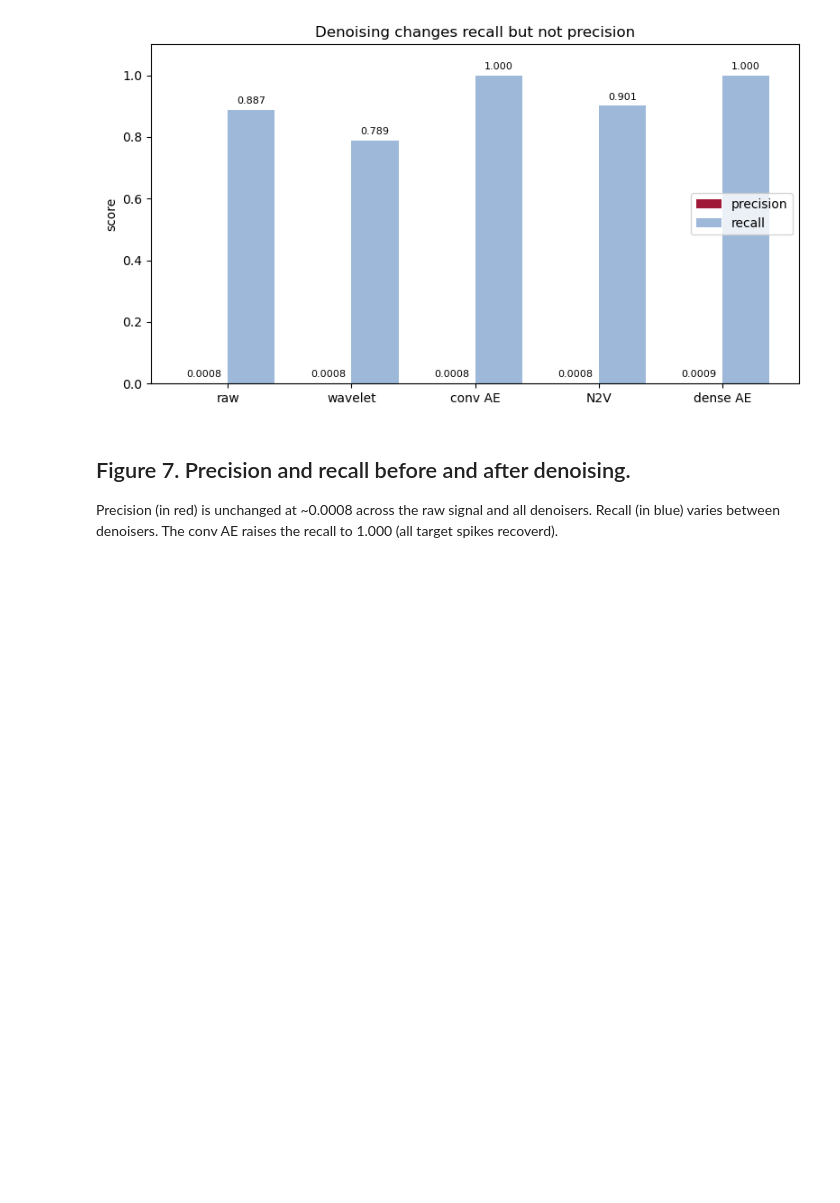
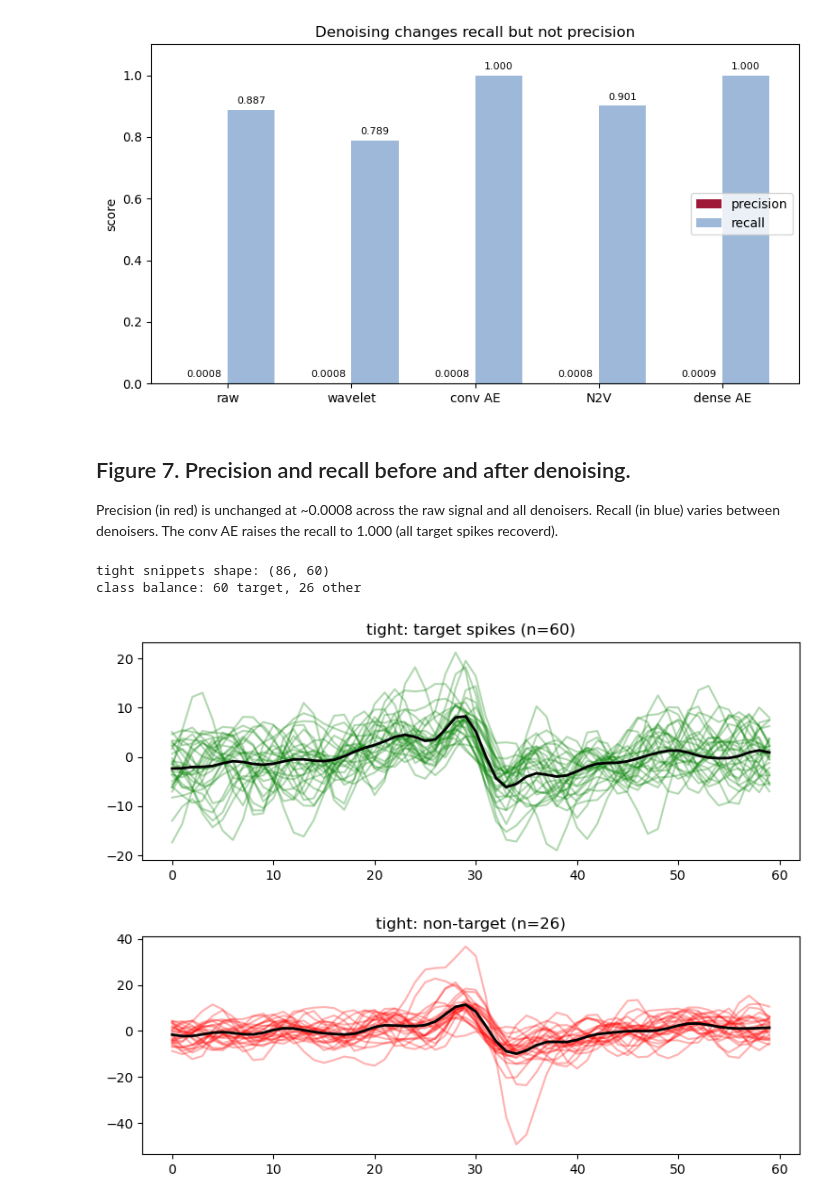
Before and after one commit to Razan-88/Decoding_Chronic_Pain, a Jupyter notebook: notebooks/05_real_data_pipeline.ipynb, the cells around one changed output. Drawn from its saved outputs; the diff is of its cells as text; code cells hidden in the pictures; blank space fills up the shorter version.

```diff
--- a/notebooks/05_real_data_pipeline.ipynb
+++ b/notebooks/05_real_data_pipeline.ipynb
@@ -1664,3 +1818,26 @@ plt.show()
 # %% [markdown]
 ## Figure 7. Precision and recall before and after denoising.
 Precision (in red) is unchanged at ~0.0008 across the raw signal and all denoisers. Recall (in blue) varies between denoisers. The conv AE raises the recall to 1.000 (all target spikes recoverd).
+# %%
+print("tight snippets shape:", tight_snippets.shape)
+print("class balance:", tight_labels_kept.sum(), "target,",
+      (tight_labels_kept==0).sum(), "other")
+
+import matplotlib.pyplot as plt
+pos = tight_snippets[tight_labels_kept==1]
+neg = tight_snippets[tight_labels_kept==0]
+
+plt.figure(figsize=(9,3))
+for w in pos[:30]: plt.plot(w, 'g', alpha=0.3)
+plt.plot(pos.mean(0), 'k', lw=2)
+plt.title(f'tight: target spikes (n={len(pos)})'); plt.show()
+
+plt.figure(figsize=(9,3))
+for w in neg[:30]: plt.plot(w, 'r', alpha=0.3)
+plt.plot(neg.mean(0), 'k', lw=2)
+plt.title(f'tight: non-target (n={len(neg)})'); plt.show()
+# %% [output]
+tight snippets shape: (86, 60)
+class balance: 60 target, 26 other
+[figure, added]
+[figure, added]
```
Also changed, not shown: parts of 18 cells of this notebook.
